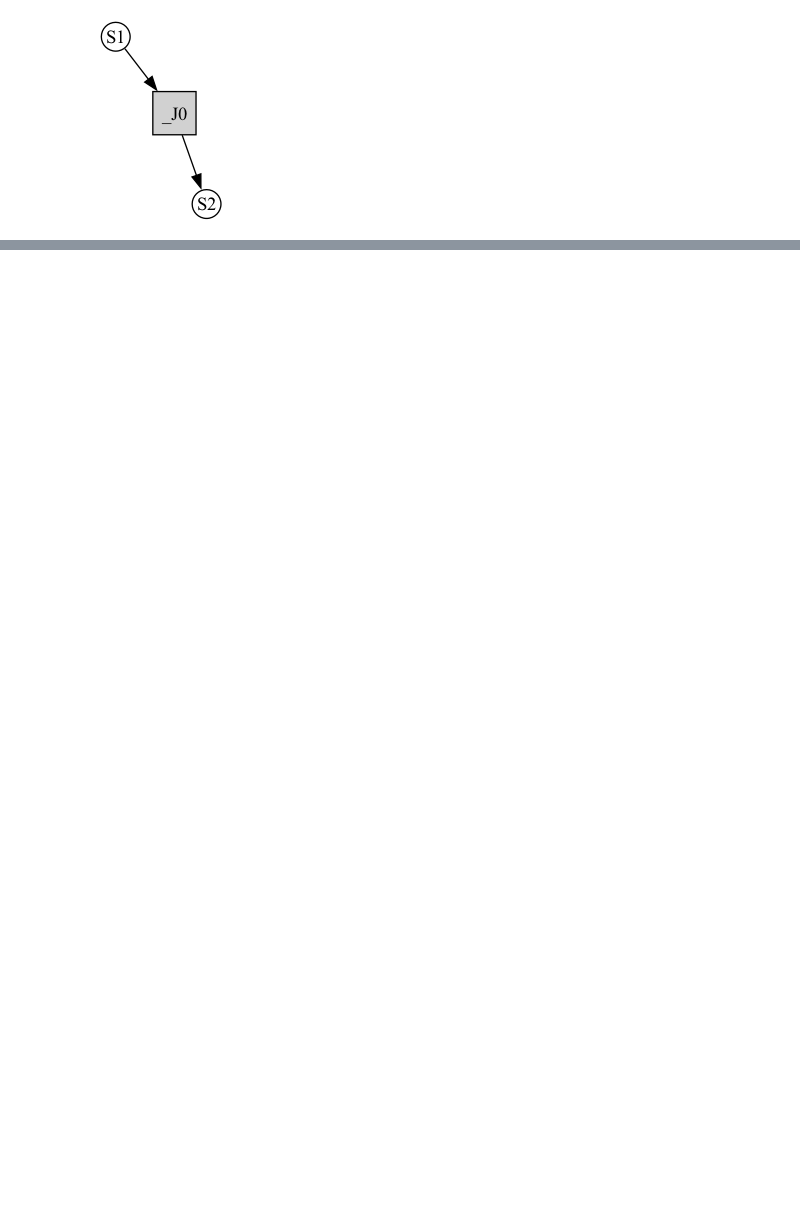
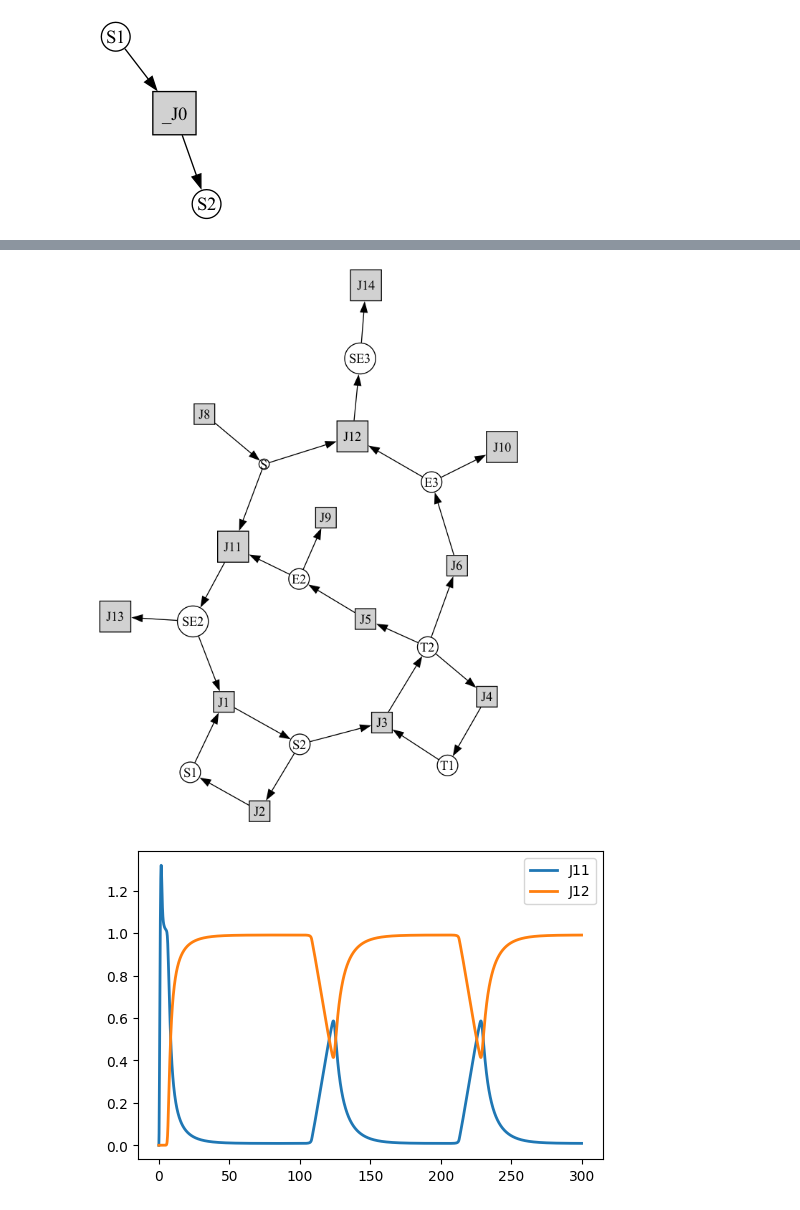
Before and after one commit to viktorashi/Open-CoNtRol, a Jupyter notebook: notebookuri/graph.ipynb, the cells around one changed output, grey strips where cells are left out. Drawn from its saved outputs; the diff is of its cells as text; code cells hidden in the pictures; blank space fills up the shorter version.

```diff
--- a/notebookuri/graph.ipynb
+++ b/notebookuri/graph.ipynb
@@ -37,0 +61,55 @@ r.draw(width=200)
+# %%
+import warnings
+warnings.filterwarnings("ignore")
+
+import tellurium as te
+te.setDefaultPlottingEngine('matplotlib')
+
+# model Definition
+r = te.loada ('''
+        #J1: S1 -> S2; Activator*kcat1*S1/(Km1+S1);
+        J1: S1 -> S2; SE2*kcat1*S1/(Km1+S1);
+        J2: S2 -> S1; Vm2*S2/(Km2+S2);
+
+        J3: T1 -> T2; S2*kcat3*T1/(Km3+T1);
+        J4: T2 -> T1; Vm4*T2/(Km4+T2);
+
+        J5:    -> E2; Vf5/(Ks5+T2^h5);
+        J6:    -> E3; Vf6*T2^h6/(Ks6+T2^h6);
+
+        #J7:    -> E1;
+        J8:    ->  S; kcat8*E1
+
+        J9: E2 ->   ; k9*E2;
+        J10:E3 ->   ; k10*E3;
+
+        J11: S -> SE2; E2*kcat11*S/(Km11+S);
+        J12: S -> SE3; E3*kcat12*S/(Km12+S);
+
+        J13: SE2 ->  ; SE2*kcat13;
+        J14: SE3 ->  ; SE3*kcat14;
+
+        Km1 = 0.01; Km2 = 0.01; Km3 = 0.01; Km4 = 0.01; Km11 = 1; Km12 = 0.1;
+        S1 = 6; S2 =0.1; T1=6; T2 = 0.1;
+        SE2 = 0; SE3=0;
+        S=0;
+        E2 = 0; E3 = 0;
+        kcat1 = 0.1; kcat3 = 3; kcat8 =1; kcat11 = 1; kcat12 = 1; kcat13 = 0.1; kcat14=0.1;
+        E1 = 1;
+        k9 = 0.1; k10=0.b1;
+        Vf6 = 1;
+        Vf5 = 3;
+        Vm2 = 0.1;
+        Vm4 = 2;
+        h6 = 2; h5=2;
+        Ks6 = 1; Ks5 = 1;
+        Activator = 0;
+
+        at (time > 100): Activator = 5;
+''')
+r.draw(width=300)
+result = r.simulate (0, 300, 2000, ['time', 'J11', 'J12']);
+r.plot(result);
+# %% [output]
+[figure, added]
+[figure, added]
```
Also changed, not shown: parts of 3 cells of this notebook, 3 other files.
